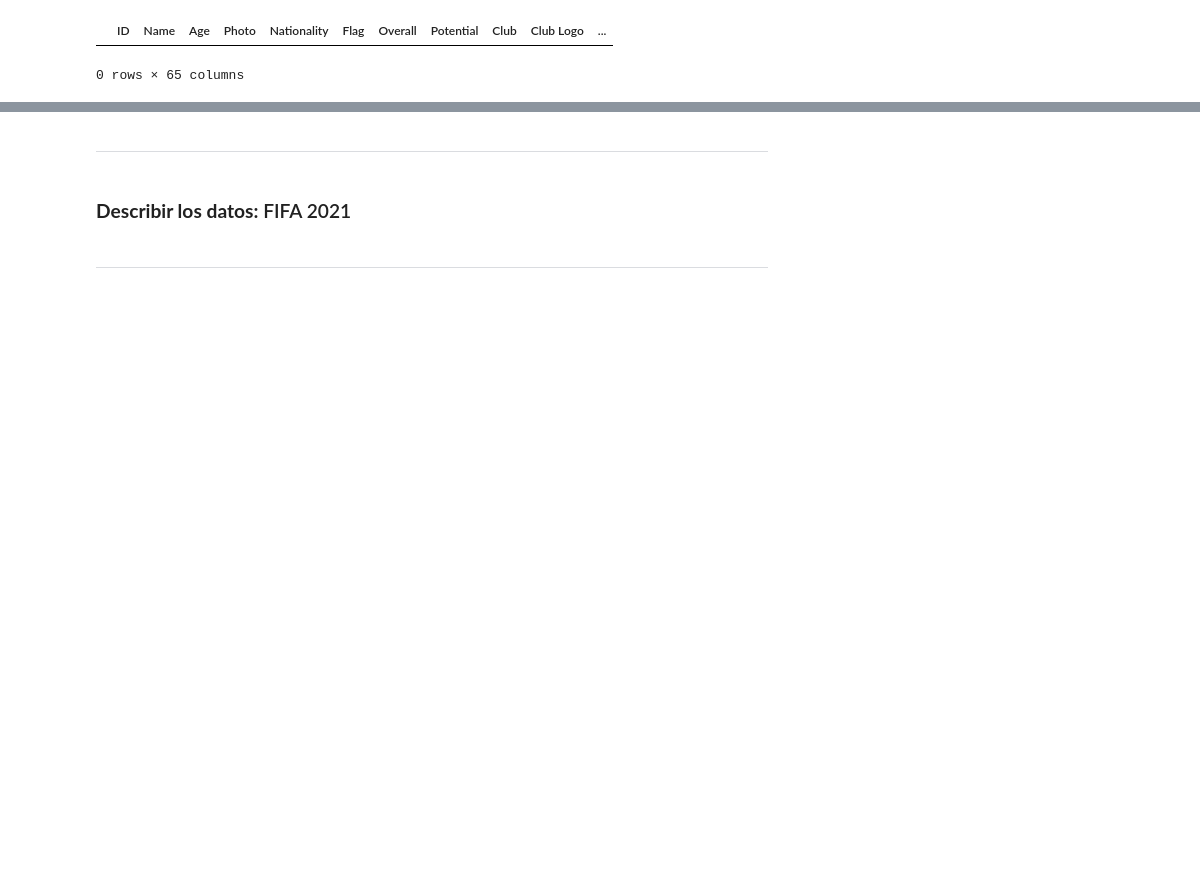
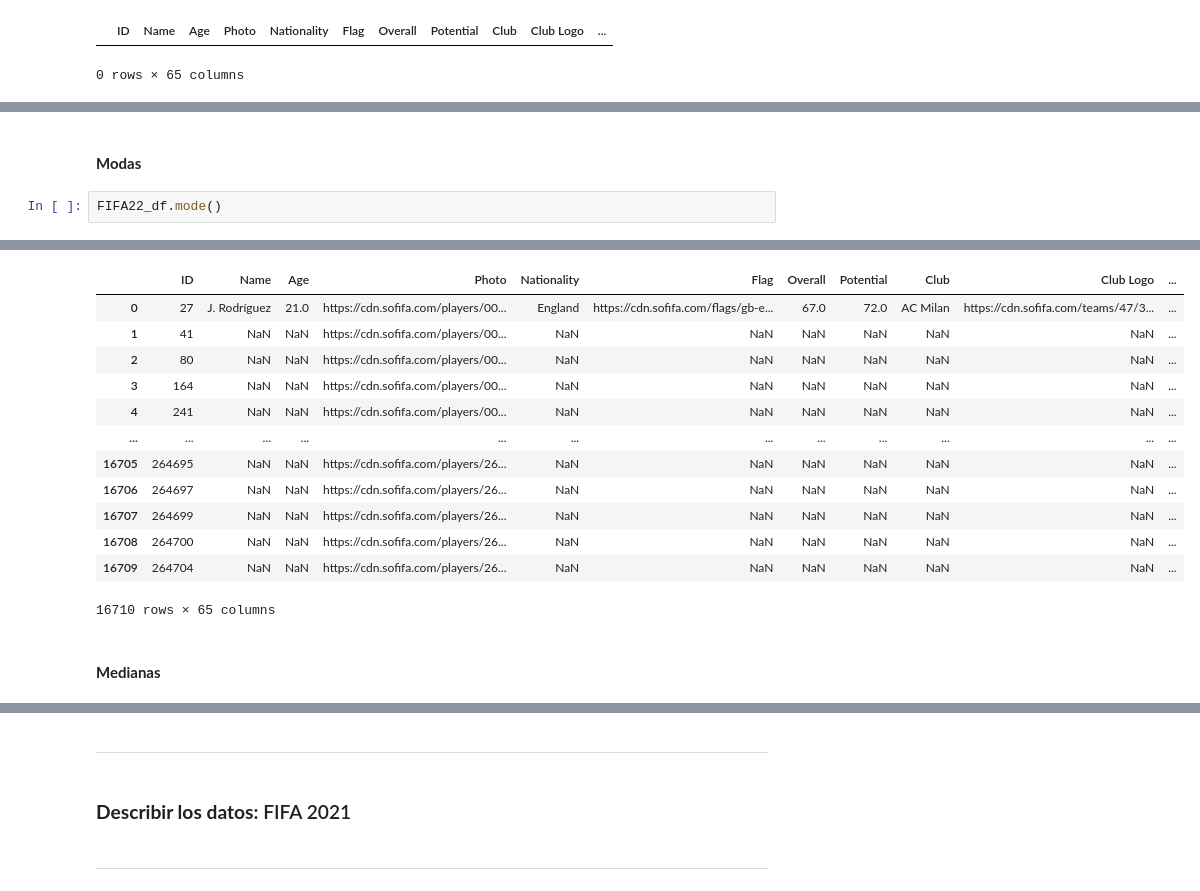
Before and after one commit to BrandonLCC/FIFA_ML_Kedro, a Jupyter notebook: machine-learning-project/notebooks/2_Data_Understanding.ipynb, the cells around one changed output, grey strips where cells are left out. Drawn from its saved outputs; the diff is of its cells as text; blank space fills up the shorter version.

Commit message:
Agregando descripcion de datos Etapa 2  y descripcion de las columnas Etapa 1

```diff
--- a/machine-learning-project/notebooks/2_Data_Understanding.ipynb
+++ b/machine-learning-project/notebooks/2_Data_Understanding.ipynb
@@ -169,0 +193,5 @@ FIFA22_df[FIFA22_df.duplicated()]
+# %% [markdown]
+#### **Modas**
+# %%
+FIFA22_df.mode()
+# %% [output]
@@ -169,0 +199,15 @@ FIFA22_df[FIFA22_df.duplicated()]
+|  | ID | Name | Age | Photo | Nationality | Flag | Overall | Potential | Club | Club Logo | ... |
+| 0 | 27 | J. Rodríguez | 21.0 | https://cdn.sofifa.com/players/00... | England | https://cdn.sofifa.com/flags/gb-e... | 67.0 | 72.0 | AC Milan | https://cdn.sofifa.com/teams/47/3... | ... |
+| 1 | 41 | NaN | NaN | https://cdn.sofifa.com/players/00... | NaN | NaN | NaN | NaN | NaN | NaN | ... |
+| 2 | 80 | NaN | NaN | https://cdn.sofifa.com/players/00... | NaN | NaN | NaN | NaN | NaN | NaN | ... |
+| 3 | 164 | NaN | NaN | https://cdn.sofifa.com/players/00... | NaN | NaN | NaN | NaN | NaN | NaN | ... |
+| 4 | 241 | NaN | NaN | https://cdn.sofifa.com/players/00... | NaN | NaN | NaN | NaN | NaN | NaN | ... |
+| ... | ... | ... | ... | ... | ... | ... | ... | ... | ... | ... | ... |
+| 16705 | 264695 | NaN | NaN | https://cdn.sofifa.com/players/26... | NaN | NaN | NaN | NaN | NaN | NaN | ... |
+| 16706 | 264697 | NaN | NaN | https://cdn.sofifa.com/players/26... | NaN | NaN | NaN | NaN | NaN | NaN | ... |
+| 16707 | 264699 | NaN | NaN | https://cdn.sofifa.com/players/26... | NaN | NaN | NaN | NaN | NaN | NaN | ... |
+| 16708 | 264700 | NaN | NaN | https://cdn.sofifa.com/players/26... | NaN | NaN | NaN | NaN | NaN | NaN | ... |
+| 16709 | 264704 | NaN | NaN | https://cdn.sofifa.com/players/26... | NaN | NaN | NaN | NaN | NaN | NaN | ... |
+16710 rows × 65 columns
+# %% [markdown]
+#### **Medianas**
```
Also changed, not shown: parts of 50 cells of this notebook, 2 other files.
